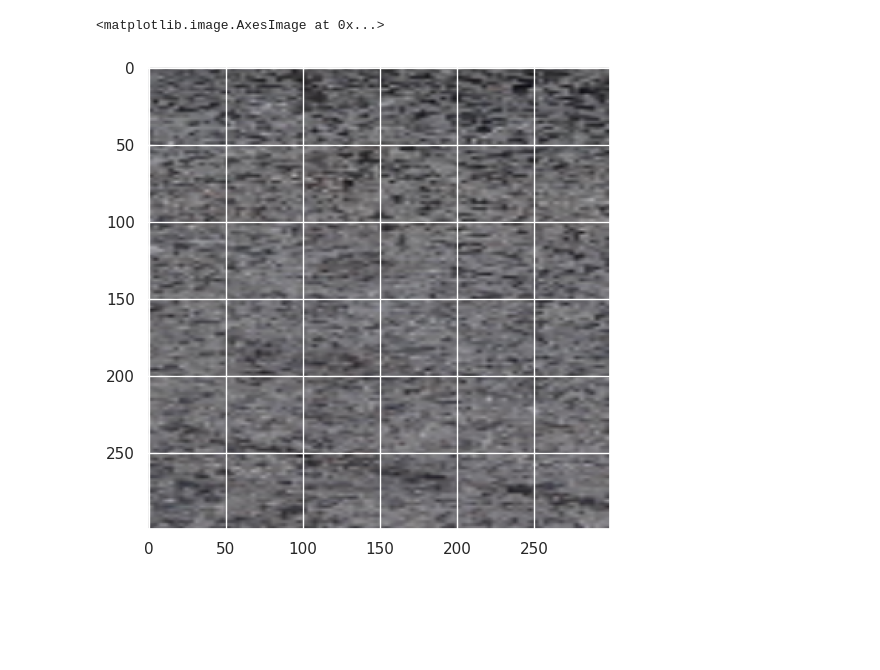
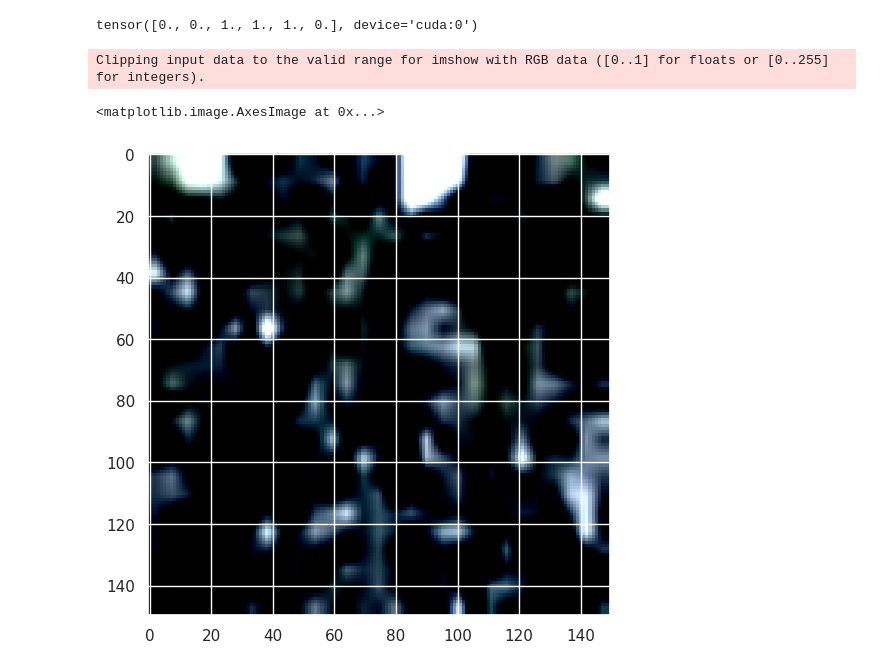
Before and after one commit to amakarewicz/2023-DTU-Deep-Learning-In-Computer-Vision, a Jupyter notebook: IV-Object-Detection/training_loop.ipynb, the cells around one changed output. Saved outputs shown, nothing was run; the diff lists cells and outputs as text; code cells hidden in the pictures; blank space fills up the shorter version.

```diff
--- a/IV-Object-Detection/training_loop.ipynb
+++ b/IV-Object-Detection/training_loop.ipynb
@@ -111,7 +109,11 @@ for epoch in range(NUM_EPOCHS):
 
         # Selective search
 
-        cropped_images_all, proposals_all, predictions_all = selective_search_train(images, bboxes)
+        # Edge boxes
+        cropped_images_all, proposals_all, predictions_all = edge_boxes_train(images, bboxes)
+        if len(cropped_images_all) ==0:
+            print('no boxes detected')
+            break
         data, target = torch.stack(cropped_images_all).to(device), torch.FloatTensor(predictions_all).to(device)
 
         # CNN
@@ -123,11 +125,13 @@ for epoch in range(NUM_EPOCHS):
 
         train_loss.append(loss.item())
         predicted = output > 0.5
-        train_correct += (target==predicted).sum().cpu().item()
+        correct_in_the_item = (target==predicted).sum().cpu().item()
+        train_correct += correct_in_the_item
+        print(correct_in_the_item / len(target))
         train_len += data.shape[0]
         print(f'train_loss: {loss:.5f}')
         # break
-
+    continue
     # Test evaluation
     model.eval()
     for batch in val_loader:
@@ -181,9 +210,10 @@ KeyboardInterrupt:
 images = [image for image, _, _ in batch]
 bboxes = [bbox for _, bbox, _ in batch]
 labels = [label for _, _, label in batch]
-# %%
-image, bboxes, labels = trainset.__getitem__(100)
 # %%
-plt.imshow(images[1].detach().permute(1,2,0).cpu().numpy())
+k = 0
+
+cropped_images_all, proposals_all, predictions_all = edge_boxes_train([images[k]], [bboxes[k]])
+plt.imshow(images[k].detach().permute(1,2,0).cpu().numpy())
 # %% [output]
 <matplotlib.image.AxesImage at 0x...>
@@ -208,5 +237,0 @@ plt.show()
-# %%
-
-# Selective search
-cropped_images_all, proposals_all, predictions_all = selective_search_train([images[1]], [bboxes[1]])
-data, target = torch.stack(cropped_images_all).to(device), torch.FloatTensor(predictions_all).to(device)
@@ -259,8 +295,13 @@ tensor([0., 0., 0., 1., 1., 1., 1., 0., 0.], device='cuda:0')
+# %%
+target
+# %% [output]
+tensor([0., 0., 1., 1., 1., 0.], device='cuda:0')
 # %%
-plt.imshow(data[3].detach().permute(1,2,0).cpu().numpy())
+plt.imshow(data[2].detach().permute(1,2,0).cpu().numpy())
 # %% [output]
-<matplotlib.image.AxesImage at 0x...>
+Clipping input data to the valid range for imshow with RGB data ([0..1] for floats or [0..255] for integers).
+<matplotlib.image.AxesImage at 0x...>
-[figure, old version]
+[figure, new version]
 # %%
 
 # CNN
```
Also changed, not shown: parts of 28 cells of this notebook.
